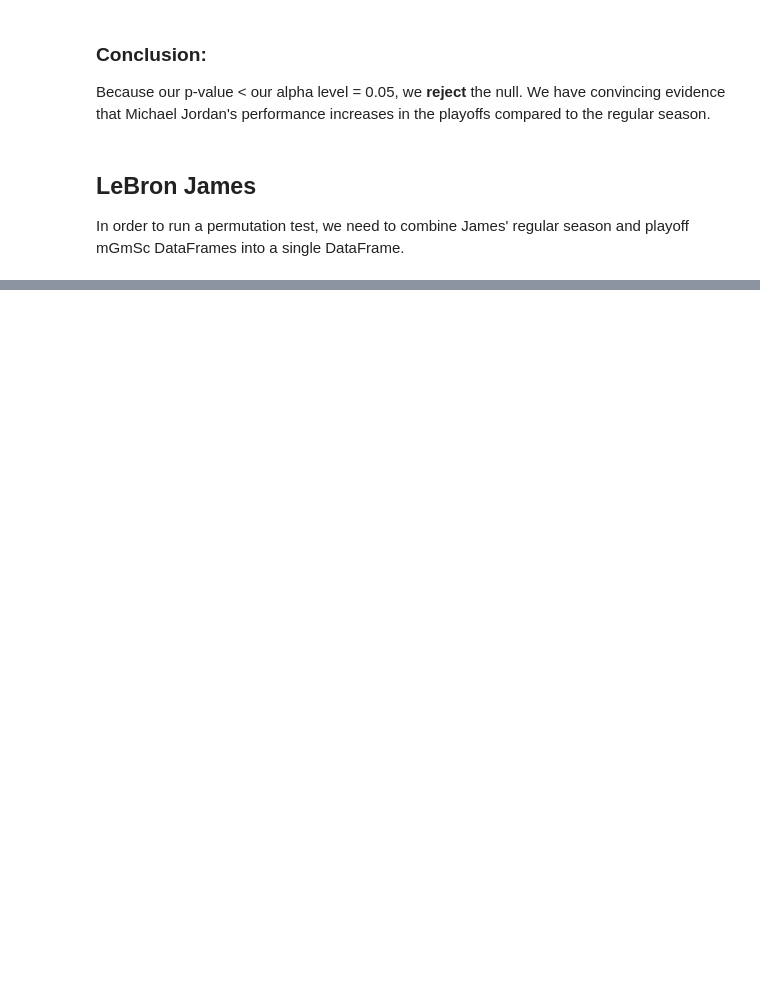
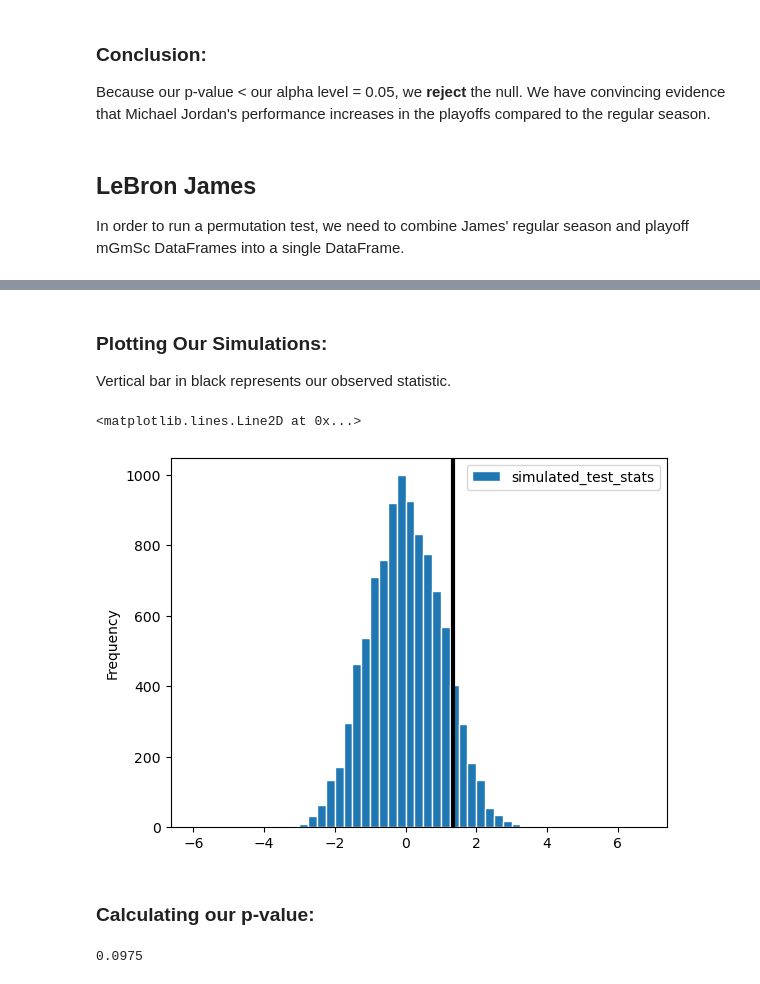
Before and after one commit to suchitbhayani/GOAT-Debate, a Jupyter notebook: GOAT Debate.ipynb, the cells around one changed output, grey strips where cells are left out. Cells and saved outputs as stored; diff of their text form; code cells hidden in the pictures; blank space fills up the shorter version.

Commit message:
Add files via upload
Fully finished Jordan and LeBron permutation tests. Wrote pitfalls/issues with my tests.

```diff
--- a/GOAT Debate.ipynb
+++ b/GOAT Debate.ipynb
@@ -338,0 +316,3 @@ lbj_all_mGmSc
+# %%
+lbj_observed_stat = lbj_playoffs_to_concat.get('mGmSc').mean() - lbj_reg_to_concat.get('mGmSc').mean()
+lbj_observed_stat
@@ -338,0 +332,27 @@ lbj_all_mGmSc
+# %%
+lbj_test_stats = np.array([])
+
+for i in np.arange(10000):
+    lbj_shuffled = lbj_all_mGmSc.assign(mGmSc=np.random.permutation(lbj_all_mGmSc.get('mGmSc')))
+    playoff_mean = lbj_shuffled.take(np.arange(15+1)).get('mGmSc').mean()
+    regular_season_mean = lbj_shuffled.take(np.arange(16, lbj_shuffled.shape[0])).get('mGmSc').mean()
+    test_stat = playoff_mean - regular_season_mean
+    lbj_test_stats = np.append(lbj_test_stats, test_stat)
+# %% [markdown]
+### Plotting Our Simulations:
+
+Vertical bar in black represents our observed statistic.
+# %%
+t = pd.DataFrame().assign(simulated_test_stats=lbj_test_stats)
+t.plot(kind='hist', ec='w', bins = np.arange(-6, 7, 0.25))
+plt.axvline(x=lbj_observed_stat, label='observed statistic', color='black', linewidth=3)
+# %% [output]
+<matplotlib.lines.Line2D at 0x...>
+[figure, added]
+# %% [markdown]
+### Calculating our p-value:
+# %%
+lbj_p_value = np.count_nonzero(lbj_test_stats >= lbj_observed_stat) / len(lbj_test_stats)
+lbj_p_value
+# %% [output]
+0.0975
```
Also changed, not shown: parts of 12 cells of this notebook.
